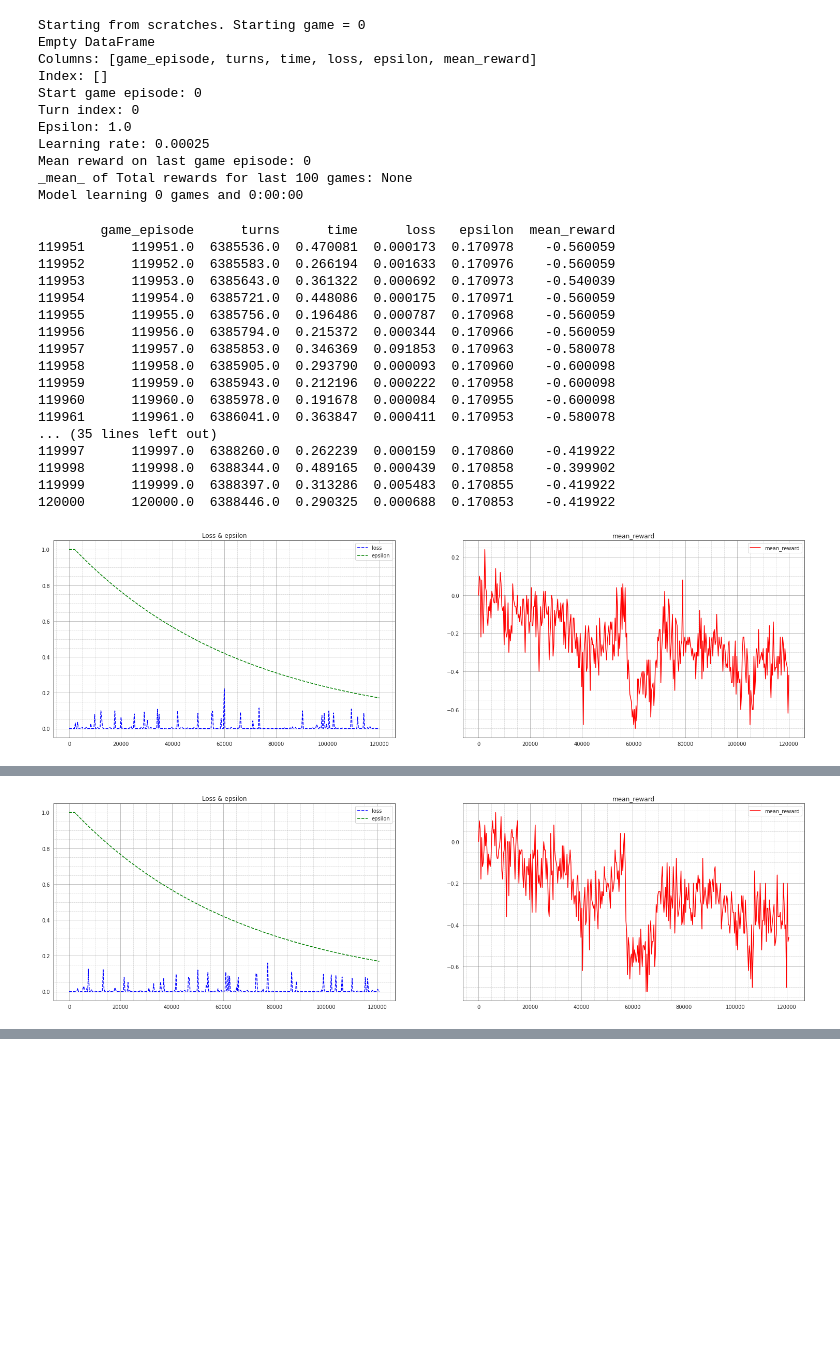
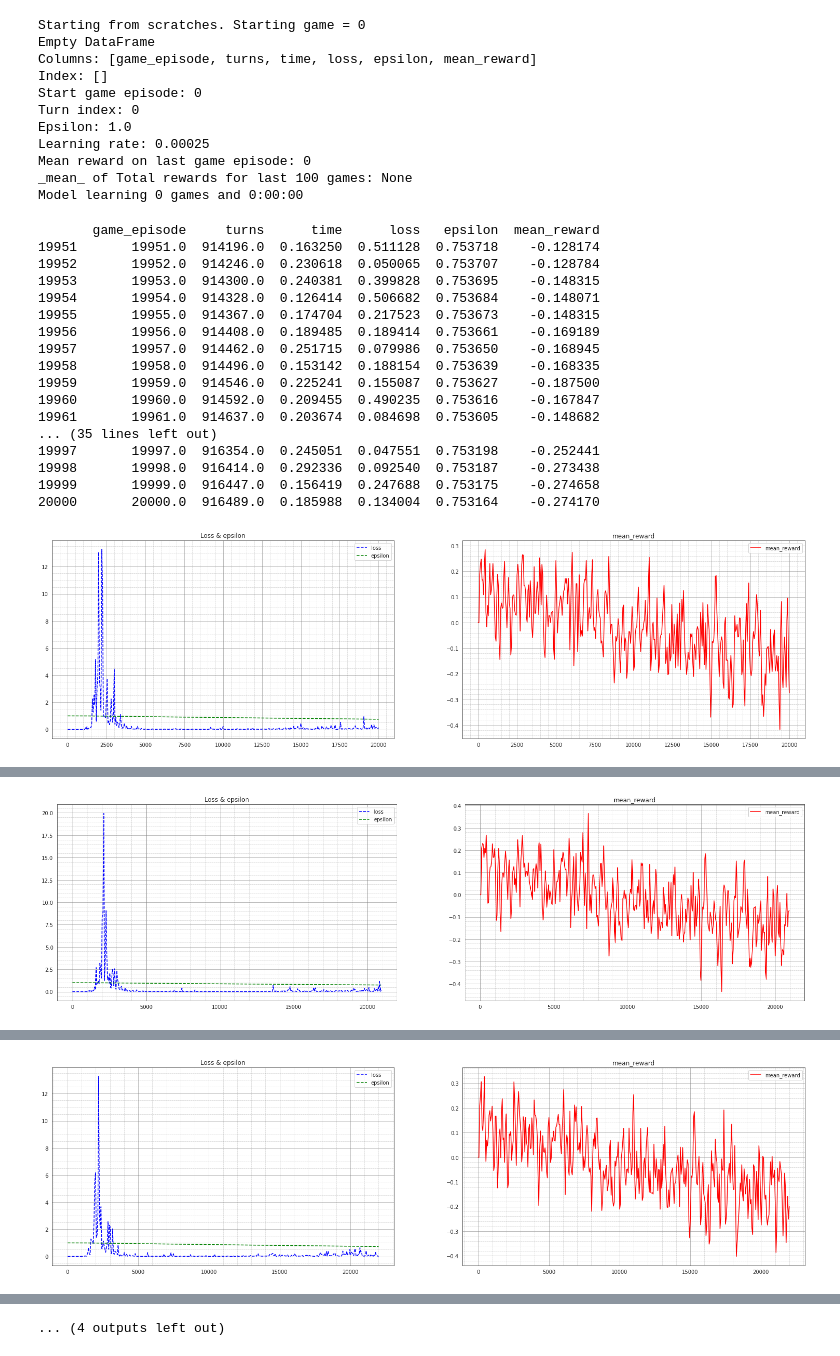
Before and after one commit to cubecloud/fool_game, a Jupyter notebook: fool_game_and_q_deep_learning_env_steps_pytorch.ipynb, the cells around one changed output, grey strips where cells are left out. Saved outputs shown, nothing was run; the diff lists cells and outputs as text; code cells hidden in the pictures; blank space fills up the shorter version.

```diff
--- a/fool_game_and_q_deep_learning_env_steps_pytorch.ipynb
+++ b/fool_game_and_q_deep_learning_env_steps_pytorch.ipynb
@@ -218,7 +218,7 @@ class DQN(nn.Module):
           nn.Linear(128, 256),
           nn.ReLU(),
           nn.Linear(256, self.output_dim),
-          nn.Tanh()
+          # nn.Tanh()
           )
   def forward(self, state):
       qvals = self.fc(state)
@@ -299,7 +298,7 @@ class Agent:
     def __init__(self,
                  env,
                  exp_buffer,
-                 exp_buffer_size = 100000):
+                 exp_buffer_size = 50000):
         self.env = env
         self.observer_player = env.observer_player
         self.exp_buffer = exp_buffer
@@ -342,9 +341,21 @@ class Agent:
             # #     print(valid_q_values.numpy())
             # action = np.argmax(valid_q_values)
             # # print(self.action, action_list, action)
-            if not (action in step_valid_actions):
-                # action = step_valid_actions[0]
-                action = random.choice(step_valid_actions)
+        if not (action in step_valid_actions):
+            # action = step_valid_actions[0]
+            # action = random.choice(step_valid_actions)
+            ''' keeping the same state for new_state but adding negative reward'''
+            new_state = np.squeeze(state_a, axis=0)
+            self.state = np.squeeze(state_a, axis=0)
+            # print(new_state.shape)
+            # print(self.state.shape)
+            ''' negative reward for not valid action '''
+            reward = -0.02
+            is_done = False
+            self.total_reward += reward
+            exp = Experience(self.state, action, step_valid_actions, reward, is_done, new_state)
+            self.exp_buffer.append(exp)
+            action = random.choice(step_valid_actions)
         '''
         step_epsilon - setting to 1.0 - totally random action from agent
         trying to learn - how to play valid actions (index + zero (pass))
@@ -354,7 +365,6 @@ class Agent:
         # if self.verbose:
             # print("Last action", action)
             # print(info)
-
         self.total_reward += reward
         exp = Experience(self.state, action, step_valid_actions, reward, is_done, new_state)
         self.exp_buffer.append(exp)
@@ -369,8 +379,8 @@ class Agent:
 players_num = 2
 num_actions=37
 
-sync_target_turns = 1000
-replay_start_size = 100000       # start replay at turn_idx
+sync_target_turns = 3000
+replay_start_size = 50000       # start replay at turn_idx
 
 net = DQN((4536), 37).to(device)
 target_net = DQN((4536), 37).to(device)
@@ -514,7 +524,7 @@ _mean_ of Total rewards for last 100 games: None
 Model learning 0 games and 0:00:00
 # %%
 optimizer = optim.Adam(net.parameters(), lr=learning_rate)
-
+tau = 0.01
 msg_display = True
 best_mean_reward = None
 num_actions = 37
@@ -547,7 +557,7 @@ while True:
                 best_mean_reward = mean_reward
                 if best_mean_reward is not None:
                     torch.save(net.state_dict(), os.path.join(HOME, f'{model_weights_save_name}_{game_episode:002d}.h5'))
-                    msg = f"\rgame_episode: {game_episode:07d}, turn: {turn_idx:0d}, epsilon: {epsilon:.3f}, " \
+                    msg = f"\rgame_episode: {game_episode:07d}, turn: {turn_idx:09d}, epsilon: {epsilon:.3f}, " \
                     f"mean reward: {mean_reward:.3f}, loss: {loss_numpy:.4f}, " \
                     f"last reward {reward}"
                     msg = f'{msg}. Best mean reward updated {best_mean_reward:.3f}'
@@ -585,7 +595,7 @@ while True:
             if (game_episode % 2500 == 0) and (game_episode != 0) and (turn_idx >= replay_start_size):
                 print('Saving weights...')
                 torch.save(net.state_dict(), os.path.join(HOME, f'{model_weights_save_name}_{game_episode:002d}.h5'))
-                buffer.save(exp_file_path)
+                buffer.save(exp_file_path, buffer_length=50000)
             if game_episode % 1000 == 0:
                 figshow(df)
             if (game_episode % 10000 == 0) and (game_episode != 0):
@@ -608,50 +618,52 @@ while True:
 
         next_state_values = target_net(next_states_v).max(1)[0]
 
-        next_state_values[done_mask] = 0.0
+        next_state_values[done_mask] = -1.0
 
         next_state_values = next_state_values.detach()
 
         expected_state_action_values = next_state_values * gamma + rewards_v
 
         loss_t = nn.MSELoss()(state_action_values, expected_state_action_values)
 
         optimizer.zero_grad()
         loss_t.backward()
         optimizer.step()
         loss_numpy = loss_t.item()
 
-        if turn_idx % sync_target_turns == 0:
+        # if turn_idx % sync_target_turns == 0:
             # update the the target network with new weights
             # print("Synchronizing models...")
-            target_net.load_state_dict(net.state_dict())
+            # target_net.load_state_dict(net.state_dict())
             # model_target.set_weights(model.get_weights())
+        for target_param, param in zip(target_net.parameters(), net.parameters()):
+            target_param.data.copy_(tau * param + (1 - tau) * target_param)
 
 print('Saving weights...')
 torch.save(net.state_dict(), os.path.join(HOME, f'{model_weights_save_name}_{game_episode:002d}.h5'))
 buffer.save(exp_file_path)
 figshow(df)
 
 end_datetime = datetime.now(timezone)
 print(">>>Training ends at ", end_datetime)
 train_time = end_datetime-start_datetime
 print(f'Model trained:', train_time)
 # %% [output]
-        game_episode      turns      time      loss   epsilon  mean_reward
-119951      119951.0  6385536.0  0.470081  0.000173  0.170978    -0.560059
-119952      119952.0  6385583.0  0.266194  0.001633  0.170976    -0.560059
-119953      119953.0  6385643.0  0.361322  0.000692  0.170973    -0.540039
-119954      119954.0  6385721.0  0.448086  0.000175  0.170971    -0.560059
-119955      119955.0  6385756.0  0.196486  0.000787  0.170968    -0.560059
-119956      119956.0  6385794.0  0.215372  0.000344  0.170966    -0.560059
-119957      119957.0  6385853.0  0.346369  0.091853  0.170963    -0.580078
-119958      119958.0  6385905.0  0.293790  0.000093  0.170960    -0.600098
-119959      119959.0  6385943.0  0.212196  0.000222  0.170958    -0.600098
-119960      119960.0  6385978.0  0.191678  0.000084  0.170955    -0.600098
-119961      119961.0  6386041.0  0.363847  0.000411  0.170953    -0.580078
+       game_episode     turns      time      loss   epsilon  mean_reward
+19951       19951.0  914196.0  0.163250  0.511128  0.753718    -0.128174
+19952       19952.0  914246.0  0.230618  0.050065  0.753707    -0.128784
+19953       19953.0  914300.0  0.240381  0.399828  0.753695    -0.148315
+19954       19954.0  914328.0  0.126414  0.506682  0.753684    -0.148071
+19955       19955.0  914367.0  0.174704  0.217523  0.753673    -0.148315
+19956       19956.0  914408.0  0.189485  0.189414  0.753661    -0.169189
+19957       19957.0  914462.0  0.251715  0.079986  0.753650    -0.168945
+19958       19958.0  914496.0  0.153142  0.188154  0.753639    -0.168335
+19959       19959.0  914546.0  0.225241  0.155087  0.753627    -0.187500
+19960       19960.0  914592.0  0.209455  0.490235  0.753616    -0.167847
+19961       19961.0  914637.0  0.203674  0.084698  0.753605    -0.148682
 ... (35 lines left out)
-119997      119997.0  6388260.0  0.262239  0.000159  0.170860    -0.419922
-119998      119998.0  6388344.0  0.489165  0.000439  0.170858    -0.399902
-119999      119999.0  6388397.0  0.313286  0.005483  0.170855    -0.419922
-120000      120000.0  6388446.0  0.290325  0.000688  0.170853    -0.419922
+19997       19997.0  916354.0  0.245051  0.047551  0.753198    -0.252441
+19998       19998.0  916414.0  0.292336  0.092540  0.753187    -0.273438
+19999       19999.0  916447.0  0.156419  0.247688  0.753175    -0.274658
+20000       20000.0  916489.0  0.185988  0.134004  0.753164    -0.274170
-[figure, old version]
+[figure, new version]
@@ -668 +680 @@ game_episode: 000000121000, turn: 6448546, epsilon: 0.168, mean reward: -0.520,
-[figure, old version]
+[figure, new version]
@@ -676,0 +691 @@ game_episode: 000000121800, turn: 6496735, epsilon: 0.166, mean reward: -0.520,
+[figure, added]
@@ -676,0 +729 @@ game_episode: 000000121800, turn: 6496735, epsilon: 0.166, mean reward: -0.520,
+... (4 outputs left out)
```
Also changed, not shown: parts of 5 cells of this notebook.
